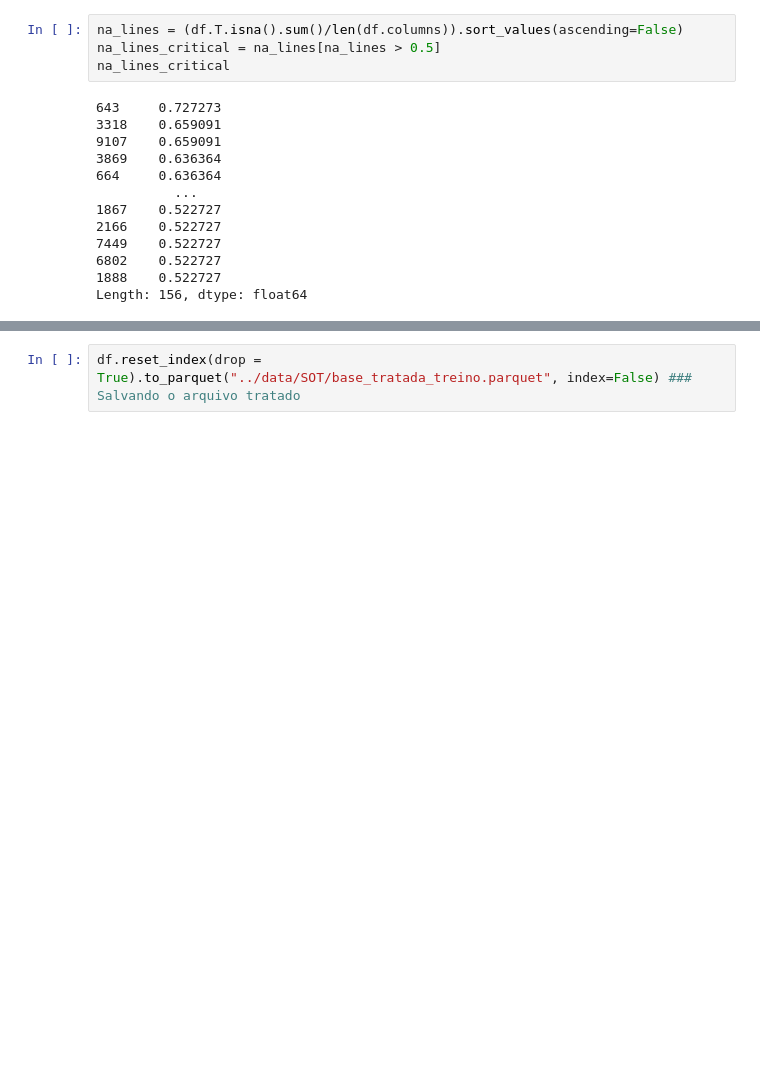
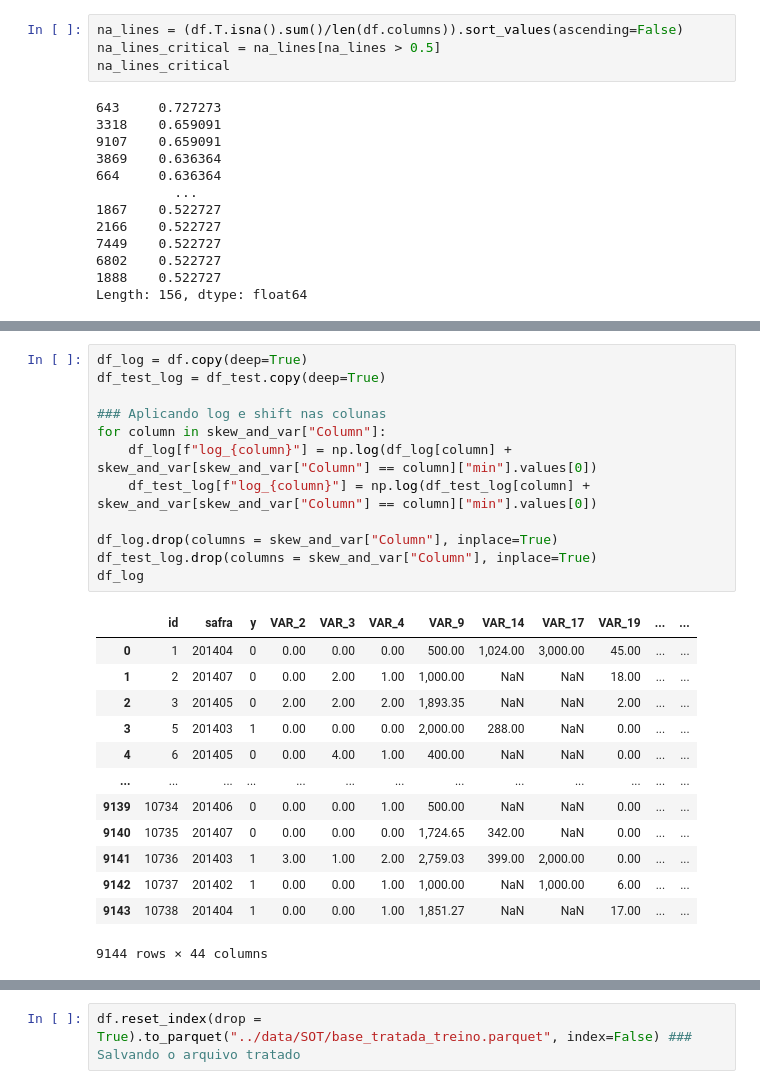
Before and after one commit to leorlik/credit-code-challenge, a Jupyter notebook: notebooks/tratamento_de_base_e_correlacao.ipynb, the cells around one changed output, grey strips where cells are left out. Drawn from its saved outputs; the diff is of its cells as text; blank space fills up the shorter version.

```diff
--- a/notebooks/tratamento_de_base_e_correlacao.ipynb
+++ b/notebooks/tratamento_de_base_e_correlacao.ipynb
@@ -309,3 +372,29 @@ Length: 156, dtype: float64
+# %%
+df_log = df.copy(deep=True)
+df_test_log = df_test.copy(deep=True)
+
+### Aplicando log e shift nas colunas
+for column in skew_and_var["Column"]:
+    df_log[f"log_{column}"] = np.log(df_log[column] + skew_and_var[skew_and_var["Column"] == column]["min"].values[0])
+    df_test_log[f"log_{column}"] = np.log(df_test_log[column] + skew_and_var[skew_and_var["Column"] == column]["min"].values[0])
+
+df_log.drop(columns = skew_and_var["Column"], inplace=True)
+df_test_log.drop(columns = skew_and_var["Column"], inplace=True)
+df_log
+# %% [output]
+|  | id | safra | y | VAR_2 | VAR_3 | VAR_4 | VAR_9 | VAR_14 | VAR_17 | VAR_19 | ... | ... |
+| 0 | 1 | 201404 | 0 | 0.00 | 0.00 | 0.00 | 500.00 | 1,024.00 | 3,000.00 | 45.00 | ... | ... |
+| 1 | 2 | 201407 | 0 | 0.00 | 2.00 | 1.00 | 1,000.00 | NaN | NaN | 18.00 | ... | ... |
+| 2 | 3 | 201405 | 0 | 2.00 | 2.00 | 2.00 | 1,893.35 | NaN | NaN | 2.00 | ... | ... |
+| 3 | 5 | 201403 | 1 | 0.00 | 0.00 | 0.00 | 2,000.00 | 288.00 | NaN | 0.00 | ... | ... |
+| 4 | 6 | 201405 | 0 | 0.00 | 4.00 | 1.00 | 400.00 | NaN | NaN | 0.00 | ... | ... |
+| ... | ... | ... | ... | ... | ... | ... | ... | ... | ... | ... | ... | ... |
+| 9139 | 10734 | 201406 | 0 | 0.00 | 0.00 | 1.00 | 500.00 | NaN | NaN | 0.00 | ... | ... |
+| 9140 | 10735 | 201407 | 0 | 0.00 | 0.00 | 0.00 | 1,724.65 | 342.00 | NaN | 0.00 | ... | ... |
+| 9141 | 10736 | 201403 | 1 | 3.00 | 1.00 | 2.00 | 2,759.03 | 399.00 | 2,000.00 | 0.00 | ... | ... |
+| 9142 | 10737 | 201402 | 1 | 0.00 | 0.00 | 1.00 | 1,000.00 | NaN | 1,000.00 | 6.00 | ... | ... |
+| 9143 | 10738 | 201404 | 1 | 0.00 | 0.00 | 1.00 | 1,851.27 | NaN | NaN | 17.00 | ... | ... |
+9144 rows × 44 columns
 # %%
 df = df.drop(index = na_lines_critical.index)
 df = fill_na_by(df, "safra", method='median')
```
Also changed, not shown: parts of 12 cells of this notebook, 7 other files.
